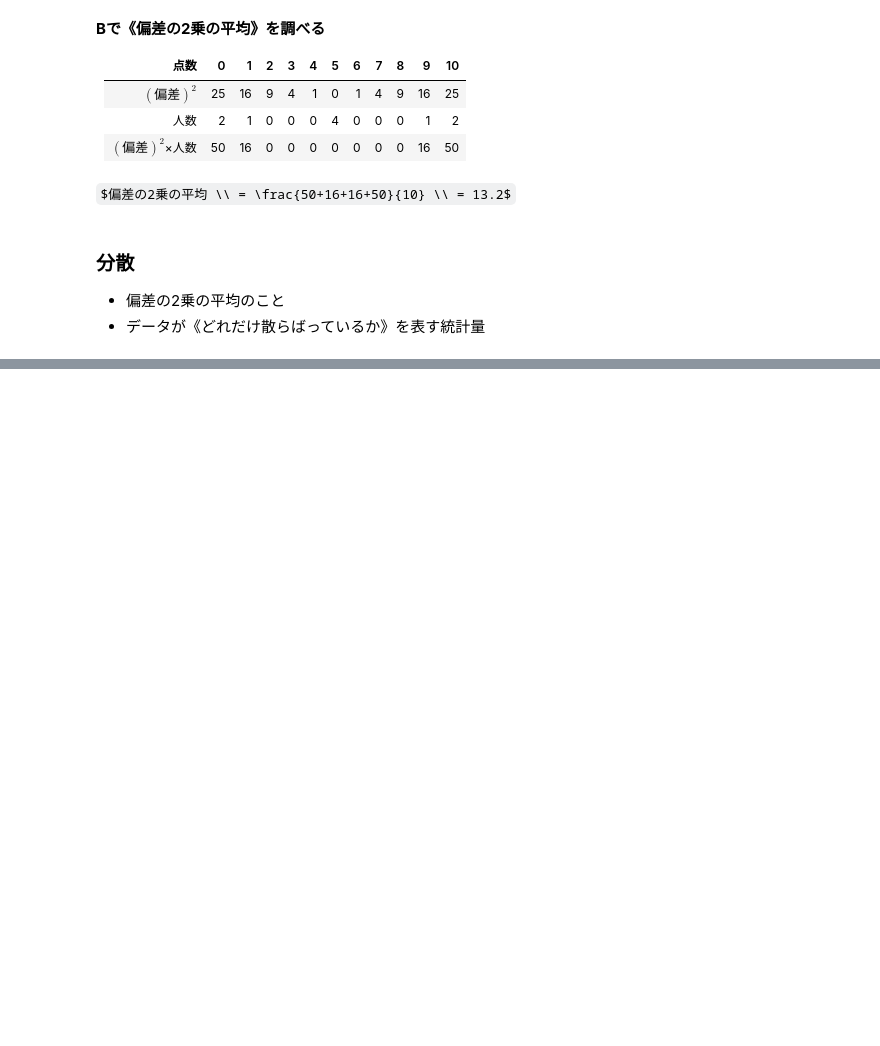
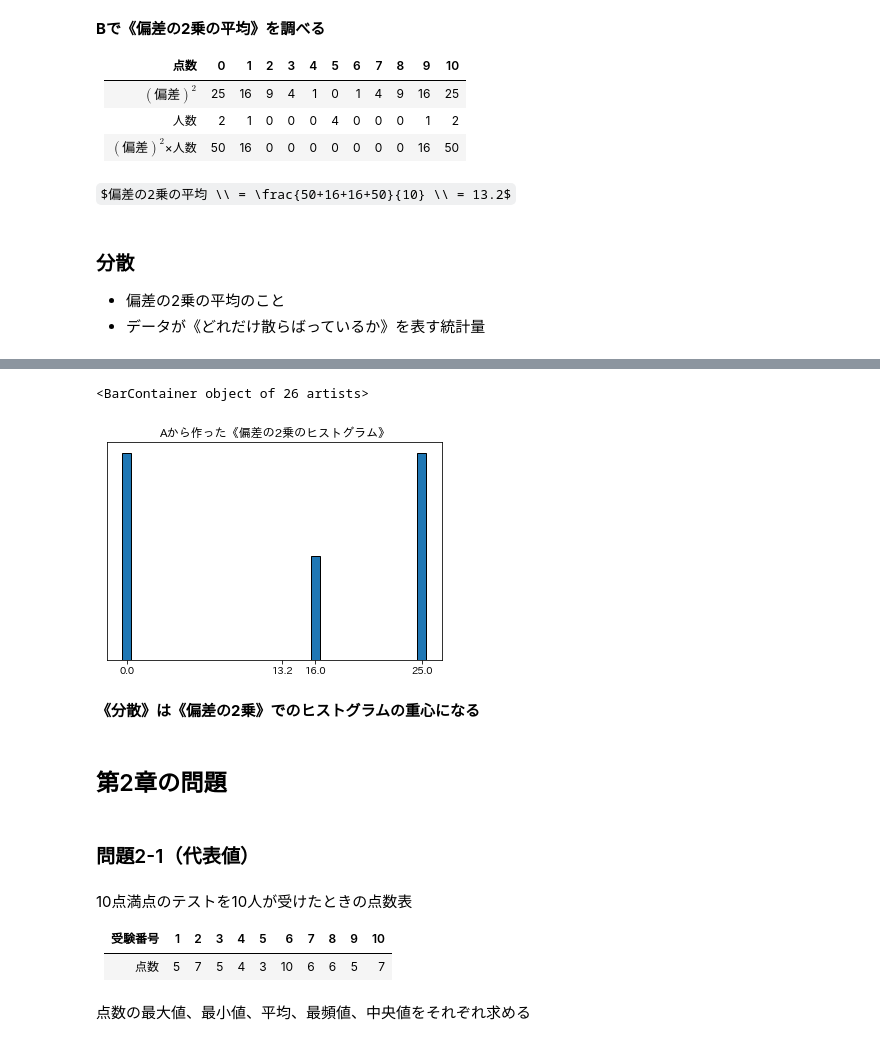
Before and after one commit to yui728/readbook, a Jupyter notebook: bookdata/数学ガールの秘密ノート やさしい統計/第2章_平らに均す平均.ipynb, the cells around one changed output, grey strips where cells are left out. Cells and saved outputs as stored; diff of their text form; code cells hidden in the pictures; some formulas as TeX source; blank space fills up the shorter version.

```diff
--- a/bookdata/数学ガールの秘密ノート やさしい統計/第2章_平らに均す平均.ipynb
+++ b/bookdata/数学ガールの秘密ノート やさしい統計/第2章_平らに均す平均.ipynb
@@ -288,0 +309,29 @@ $偏差の2乗の平均 \\ = \frac{50+16+16+50}{10} \\ = 13.2$
+# %%
+import numpy as np
+fig, ax = plt.subplots()
+
+x = [d for d in range(26)]
+y = [4] + np.zeros((15,), dtype=int).tolist() + [2] + np.zeros((8,), dtype=int).tolist() + [4]
+
+ax.set_title('Aから作った《偏差の2乗のヒストグラム》')
+ax.set_xticks([0, 13.2, 16, 25])
+ax.set_yticks([])
+
+ax.bar(x, y, edgecolor = 'black', linewidth = 1)
+# %% [output]
+<BarContainer object of 26 artists>
+[figure, added]
+# %% [markdown]
+**《分散》は《偏差の2乗》でのヒストグラムの重心になる**
+# %% [markdown]
+## 第2章の問題
+# %% [markdown]
+### 問題2-1（代表値）
+# %% [markdown]
+10点満点のテストを10人が受けたときの点数表
+
+| 受験番号 | 1  | 2  | 3  | 4  | 5  | 6  | 7  | 8  | 9  | 10 |
+| -------- | -- | -- | -- | -- | -- | -- | -- | -- | -- | -- |
+| 点数 | 5 | 7 | 5 | 4 | 3 | 10 | 6 | 6 | 5 | 7 |
+# %% [markdown]
+点数の最大値、最小値、平均、最頻値、中央値をそれぞれ求める
```
Also changed, not shown: parts of 9 cells of this notebook.
